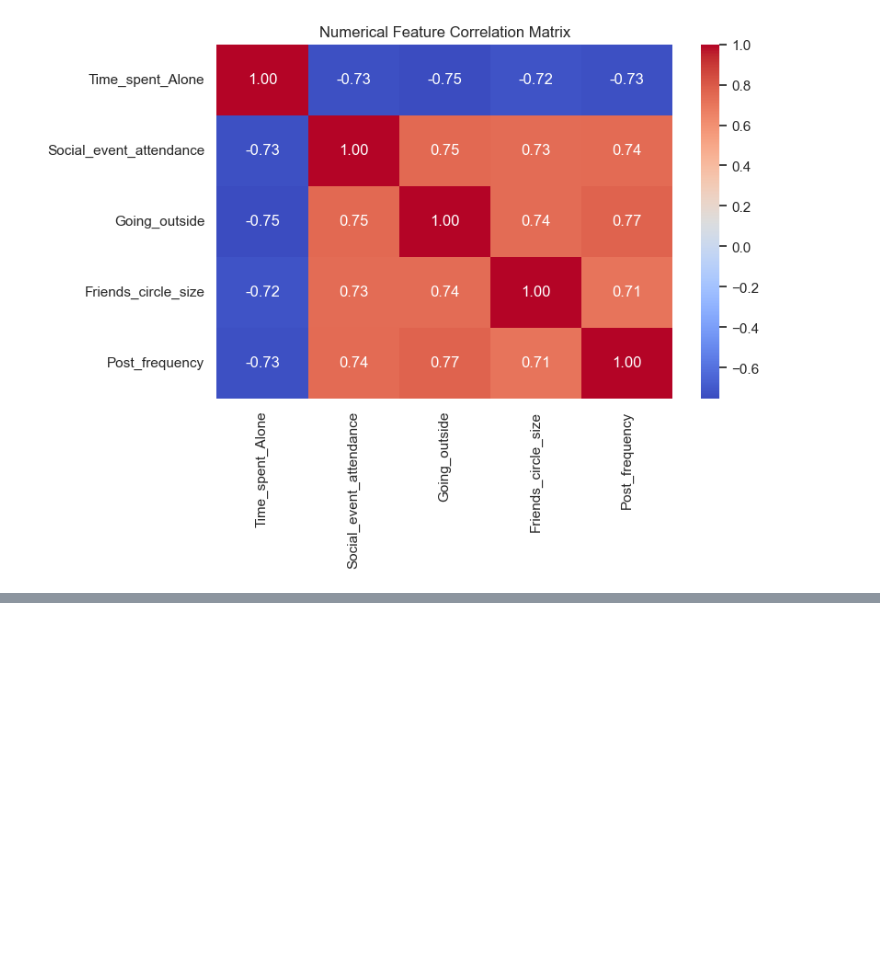
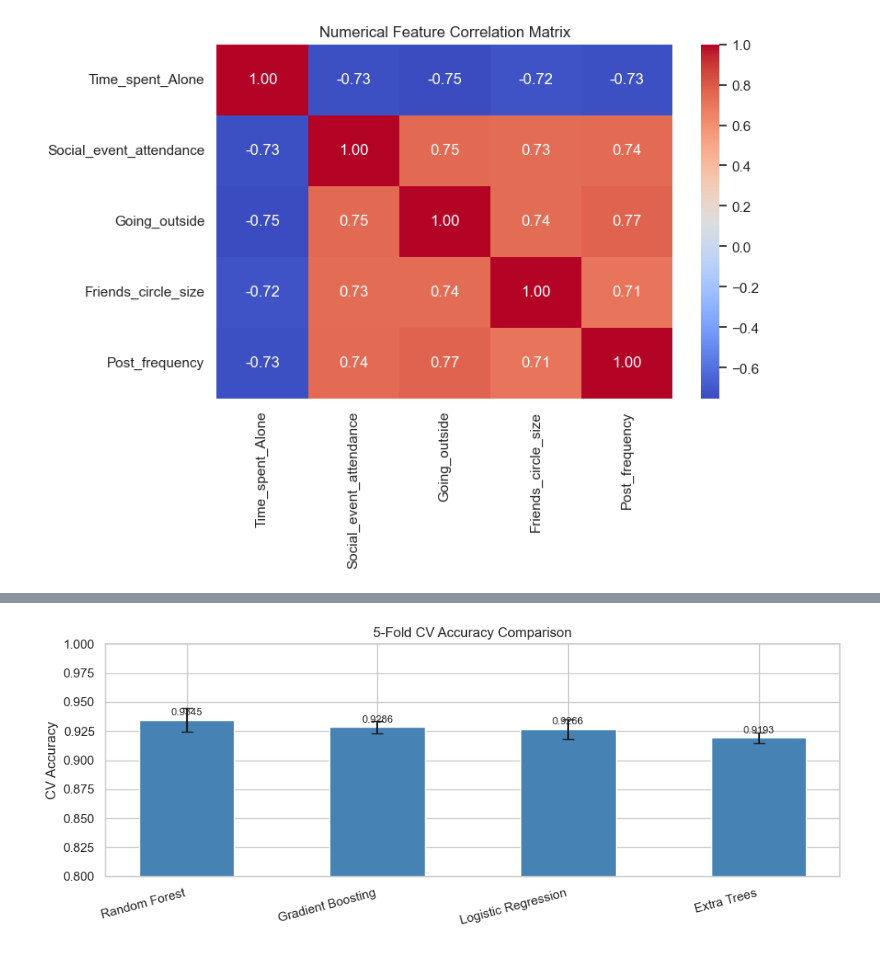
Before and after one commit to Pudamya/personality-prediction-api, a Jupyter notebook: personality_model_training.ipynb, the cells around one changed output, grey strips where cells are left out. Saved outputs shown, nothing was run; the diff lists cells and outputs as text; code cells hidden in the pictures; blank space fills up the shorter version.

```diff
--- a/personality_model_training.ipynb
+++ b/personality_model_training.ipynb
@@ -194 +205,21 @@ display(results_df)
+# %%
+fig, ax = plt.subplots(figsize=(10, 4))
+x = np.arange(len(results_df))
+bars = ax.bar(x, results_df["CV Accuracy (mean)"],
+              yerr=results_df["CV Accuracy (std)"],
+              capsize=5, color="steelblue", width=0.5)
+ax.set_xticks(x)
+ax.set_xticklabels(results_df["Model"], rotation=15, ha="right")
+ax.set_ylim(0.8, 1.0)
+ax.set_ylabel("CV Accuracy")
+ax.set_title("5-Fold CV Accuracy Comparison")
+for bar in bars:
+    ax.annotate(f"{bar.get_height():.4f}",
+                (bar.get_x() + bar.get_width() / 2, bar.get_height()),
+                xytext=(0, 4), textcoords="offset points",
+                ha="center", fontsize=9)
+plt.tight_layout()
+plt.show()
+# %% [output]
+[figure, added]
 # %%
```
Also changed, not shown: parts of 6 cells of this notebook.
